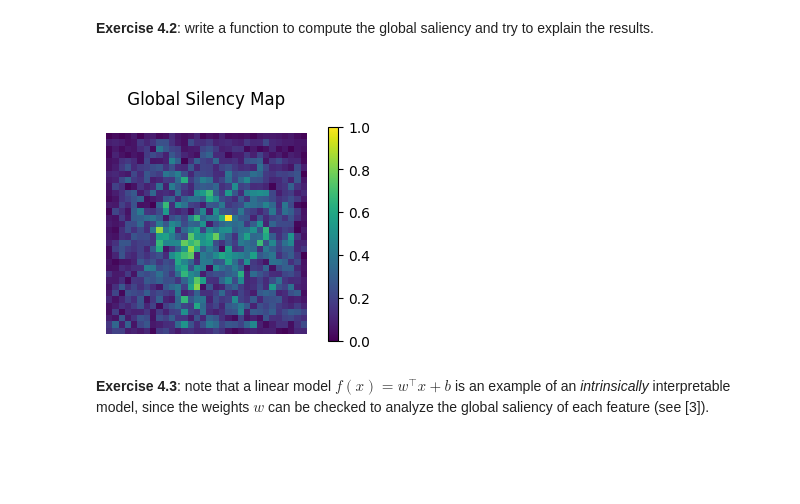
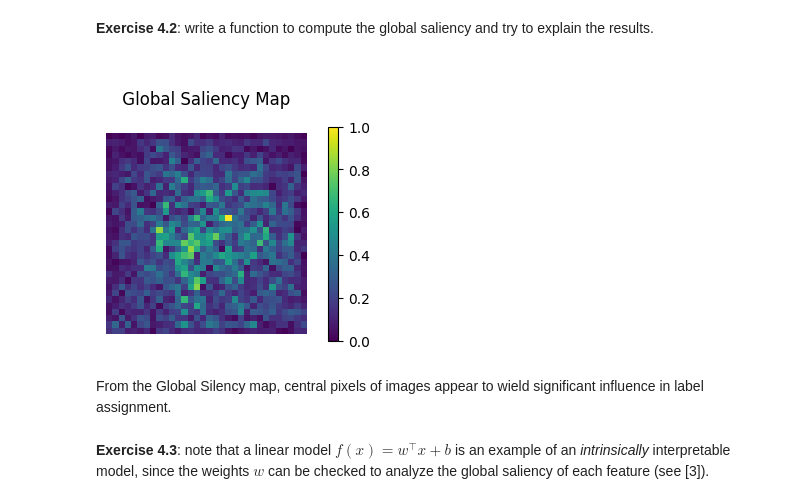
Before and after one commit to LM1997610/NeuralNetworks, a Jupyter notebook: notebook8f87093507 (2).ipynb, the cells around one changed output. Drawn from its saved outputs; the diff is of its cells as text; code cells hidden in the pictures; blank space fills up the shorter version.

```diff
--- a/notebook8f87093507 (2).ipynb
+++ b/notebook8f87093507 (2).ipynb
@@ -387,17 +387,19 @@ def GlobalSaliency(test_dataset):
 # %%
 # TODO: Write the required function.
 
 global_map = GlobalSaliency(test_images)
 
 plt.figure(figsize=(3, 3))
-plt.title("\n Global Silency Map \n")
+plt.title("\n Global Saliency Map \n")
 im = plt.imshow(global_map)
 plt.axis("off")
 
 cbar = plt.colorbar(im, fraction=0.046, pad=0.09)
 plt.show()
 # %% [output]
-[figure, old version]
+[figure, new version]
+# %% [markdown]
+From the Global Silency map, central pixels of images appear to wield significant influence in label assignment.
 # %% [markdown]
 **Exercise 4.3**: note that a linear model $f(x) = w^\top x + b$ is an example of an *intrinsically* interpretable  model, since the weights $w$ can be checked to analyze the global saliency of each feature (see [3]).
 # %%
```
Also changed, not shown: parts of 2 cells of this notebook.
